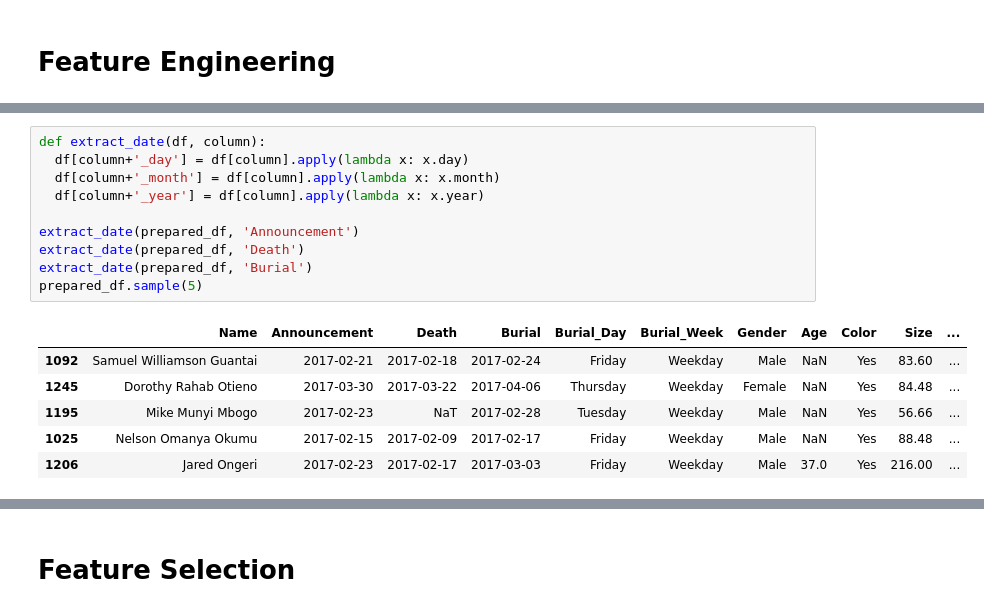
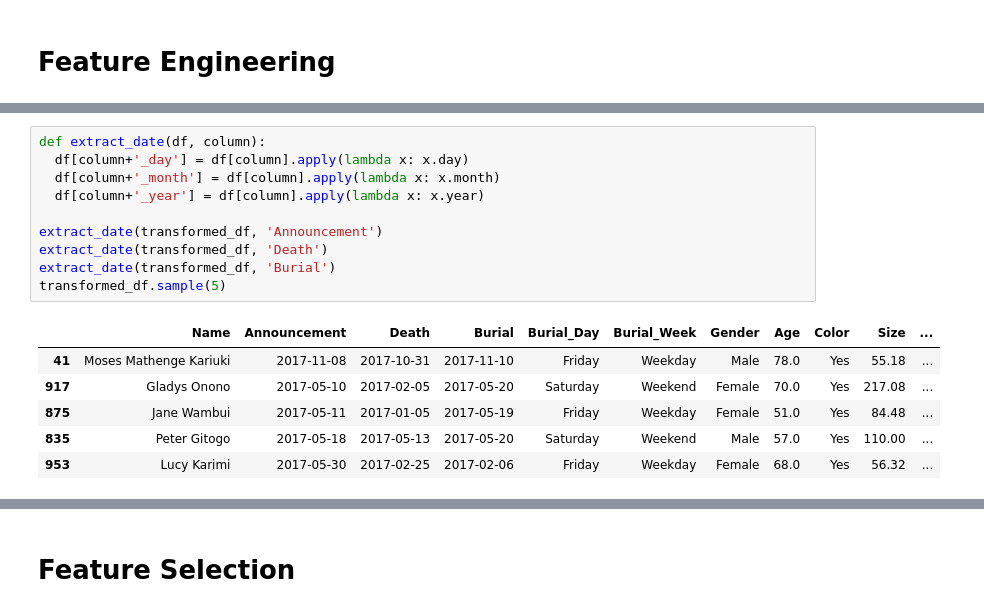
Before and after one commit to M-Waweru/DengueChallenge, a Jupyter notebook: Obituaries.ipynb, the cells around one changed output, grey strips where cells are left out. Cells and saved outputs as stored; diff of their text form.

```diff
--- a/Obituaries.ipynb
+++ b/Obituaries.ipynb
@@ -612,17 +613,17 @@ prepared_df.head()
 # %%
 def extract_date(df, column):
   df[column+'_day'] = df[column].apply(lambda x: x.day)
   df[column+'_month'] = df[column].apply(lambda x: x.month)
   df[column+'_year'] = df[column].apply(lambda x: x.year)
 
-extract_date(prepared_df, 'Announcement')
-extract_date(prepared_df, 'Death')
-extract_date(prepared_df, 'Burial')
-prepared_df.sample(5)
+extract_date(transformed_df, 'Announcement')
+extract_date(transformed_df, 'Death')
+extract_date(transformed_df, 'Burial')
+transformed_df.sample(5)
 # %% [output]
 |  | Name | Announcement | Death | Burial | Burial_Day | Burial_Week | Gender | Age | Color | Size | ... |
-| 1092 | Samuel Williamson Guantai | 2017-02-21 | 2017-02-18 | 2017-02-24 | Friday | Weekday | Male | NaN | Yes | 83.60 | ... |
-| 1245 | Dorothy Rahab Otieno | 2017-03-30 | 2017-03-22 | 2017-04-06 | Thursday | Weekday | Female | NaN | Yes | 84.48 | ... |
-| 1195 | Mike Munyi Mbogo | 2017-02-23 | NaT | 2017-02-28 | Tuesday | Weekday | Male | NaN | Yes | 56.66 | ... |
-| 1025 | Nelson Omanya Okumu | 2017-02-15 | 2017-02-09 | 2017-02-17 | Friday | Weekday | Male | NaN | Yes | 88.48 | ... |
-| 1206 | Jared Ongeri | 2017-02-23 | 2017-02-17 | 2017-03-03 | Friday | Weekday | Male | 37.0 | Yes | 216.00 | ... |
+| 41 | Moses Mathenge Kariuki | 2017-11-08 | 2017-10-31 | 2017-11-10 | Friday | Weekday | Male | 78.0 | Yes | 55.18 | ... |
+| 917 | Gladys Onono | 2017-05-10 | 2017-02-05 | 2017-05-20 | Saturday | Weekend | Female | 70.0 | Yes | 217.08 | ... |
+| 875 | Jane Wambui | 2017-05-11 | 2017-01-05 | 2017-05-19 | Friday | Weekday | Female | 51.0 | Yes | 84.48 | ... |
+| 835 | Peter Gitogo | 2017-05-18 | 2017-05-13 | 2017-05-20 | Saturday | Weekend | Male | 57.0 | Yes | 110.00 | ... |
+| 953 | Lucy Karimi | 2017-05-30 | 2017-02-25 | 2017-02-06 | Friday | Weekday | Female | 68.0 | Yes | 56.32 | ... |
```
Also changed, not shown: parts of 21 cells of this notebook.
